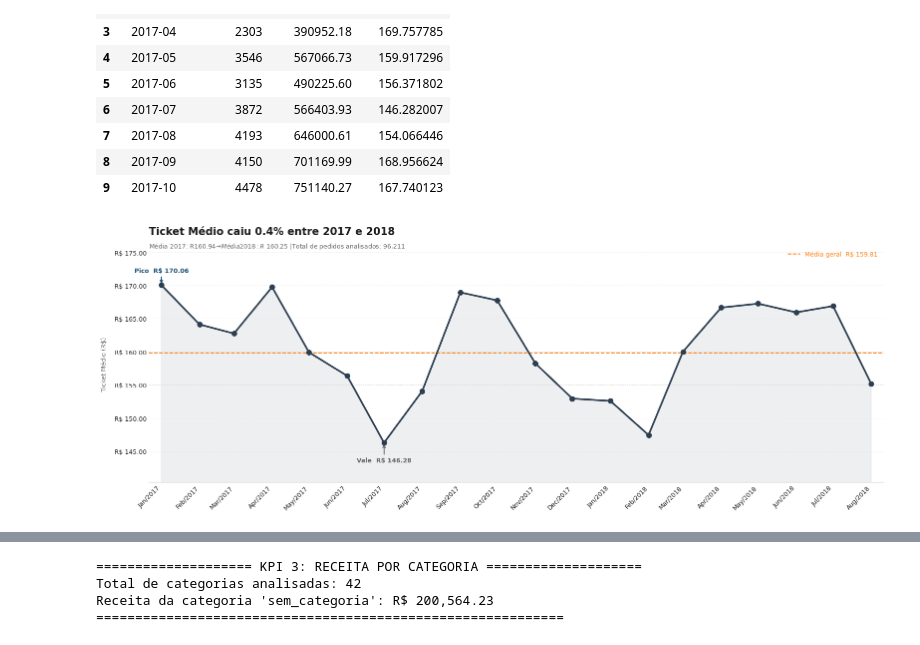
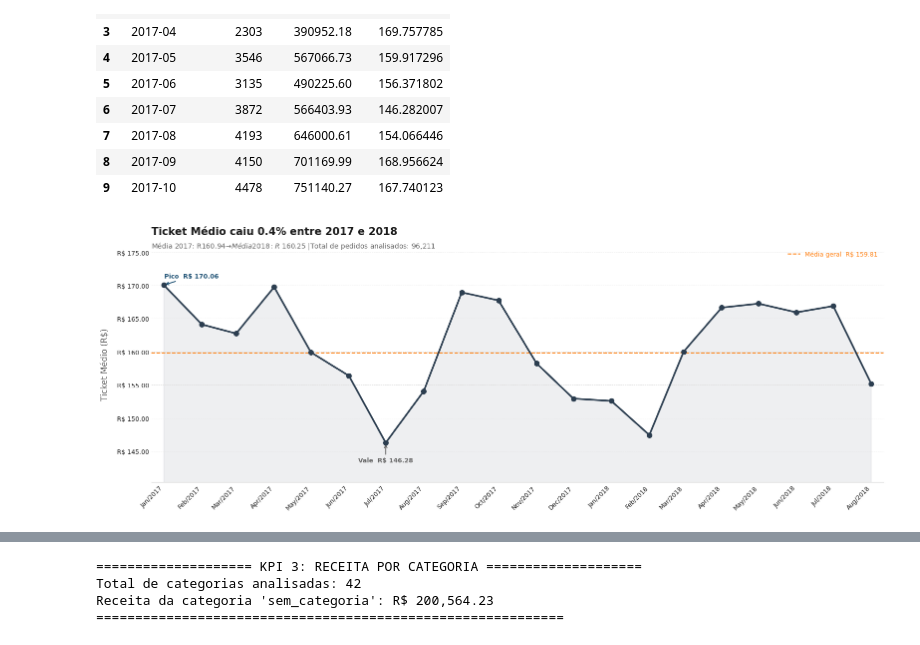
Before and after one commit to evellynjardini/Data-Analytics---Grupo-24, a Jupyter notebook: 1 - Projeto-Olist-KPIs/notebooks/Receita.ipynb, the cells around one changed output, grey strips where cells are left out. Cells and saved outputs as stored; diff of their text form; code cells hidden in the pictures.

```diff
--- a/1 - Projeto-Olist-KPIs/notebooks/Receita.ipynb
+++ b/1 - Projeto-Olist-KPIs/notebooks/Receita.ipynb
@@ -297,7 +297,7 @@ ax.fill_between(
 ax.annotate(
     f"Pico  R$ {df_plot.loc[idx_pico, 'ticket_medio']:,.2f}",
     xy=(df_plot.loc[idx_pico, 'ano_mes_dt'], df_plot.loc[idx_pico, 'ticket_medio']),
-    xytext=(0, 18),
+    xytext=(40, 10),
     textcoords='offset points',
     ha='center',
     fontsize=9,
@@ -353,36 +353,36 @@ ax.set_title(
     fontsize=15,
     fontweight='bold',
     color=CINZA_TEXTO,
     pad=16,
     loc='left',
 )
 ax.text(
     0, 0.98,
     f'Média 2017: R$ {ticket_2017:,.2f}  →  Média 2018: R$ {ticket_2018:,.2f} |'
     f'Total de pedidos analisados: {total_pedidos:,.0f}',
     transform=ax.transAxes,
-    fontsize=9,
+    fontsize=10,
     color=CINZA_SUB,
     va='bottom',
 
 )
 
 
 ax.set_xlabel('')
-ax.set_ylabel('Ticket Médio (R$)', fontsize=9, color=CINZA_SUB, labelpad=10)
+ax.set_ylabel('Ticket Médio (R$)', fontsize=12, color=CINZA_SUB, labelpad=10)
 
 ax.legend(
     fontsize=9,
     frameon=False,
     loc='upper right',
     labelcolor=LARANJA,
 )
 
 plt.tight_layout()
 plt.savefig('ticket_medio_olist.png', dpi=150, bbox_inches='tight')
 plt.show()
 # %% [output]
-[figure, old version]
+[figure, new version]
 # %%
 from google.colab import files
 
```
Also changed, not shown: parts of 6 cells of this notebook.
